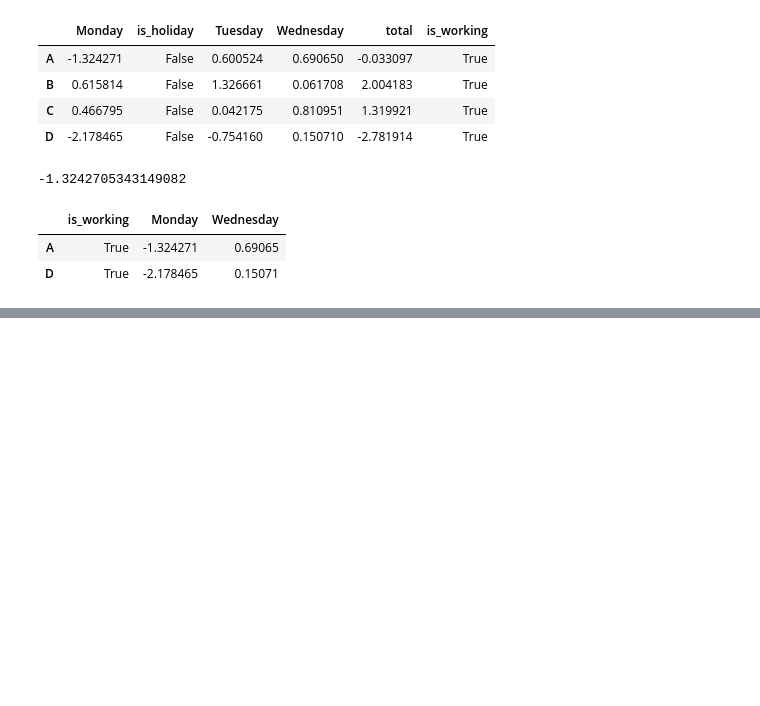
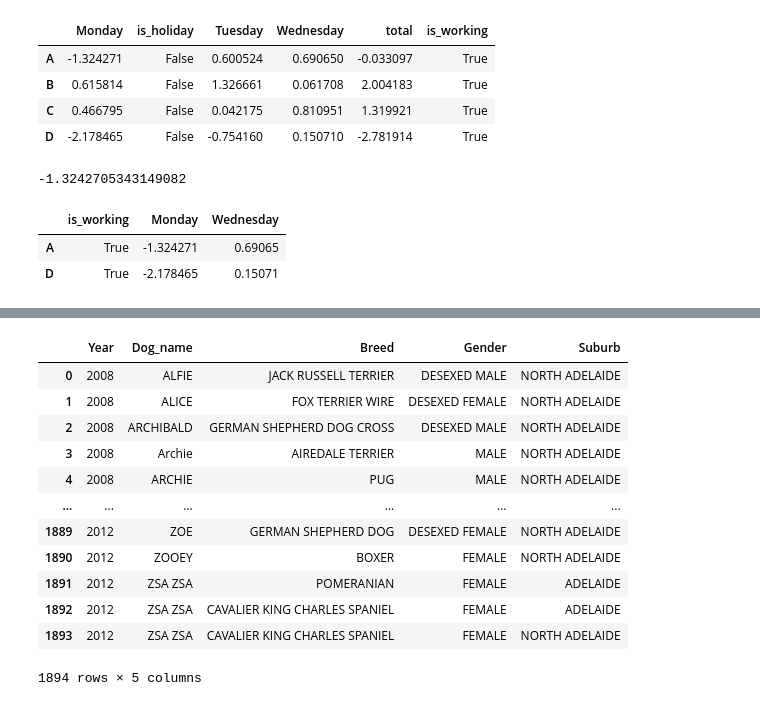
Before and after one commit to santhoshml/python-practice, a Jupyter notebook: pandas_dataframes.ipynb, the cells around one changed output, grey strips where cells are left out. Saved outputs shown, nothing was run; the diff lists cells and outputs as text; code cells hidden in the pictures; blank space fills up the shorter version.

```diff
--- a/pandas_dataframes.ipynb
+++ b/pandas_dataframes.ipynb
@@ -371,0 +532,18 @@ my_df3.loc[["A", "D"], ["is_working", "Monday", "Wednesday"]]
+# %%
+url="https://raw.githubusercontent.com/softgrow/dogdata-acc/master/all_years.csv"
+dog_data=pd.read_csv(url)
+dog_data
+# %% [output]
+|  | Year | Dog_name | Breed | Gender | Suburb |
+| 0 | 2008 | ALFIE | JACK RUSSELL TERRIER | DESEXED MALE | NORTH ADELAIDE |
+| 1 | 2008 | ALICE | FOX TERRIER WIRE | DESEXED FEMALE | NORTH ADELAIDE |
+| 2 | 2008 | ARCHIBALD | GERMAN SHEPHERD DOG CROSS | DESEXED MALE | NORTH ADELAIDE |
+| 3 | 2008 | Archie | AIREDALE TERRIER | MALE | NORTH ADELAIDE |
+| 4 | 2008 | ARCHIE | PUG | MALE | NORTH ADELAIDE |
+| ... | ... | ... | ... | ... | ... |
+| 1889 | 2012 | ZOE | GERMAN SHEPHERD DOG | DESEXED FEMALE | NORTH ADELAIDE |
+| 1890 | 2012 | ZOOEY | BOXER | FEMALE | NORTH ADELAIDE |
+| 1891 | 2012 | ZSA ZSA | POMERANIAN | FEMALE | ADELAIDE |
+| 1892 | 2012 | ZSA ZSA | CAVALIER KING CHARLES SPANIEL | FEMALE | ADELAIDE |
+| 1893 | 2012 | ZSA ZSA | CAVALIER KING CHARLES SPANIEL | FEMALE | NORTH ADELAIDE |
+1894 rows × 5 columns
```
Also changed, not shown: parts of 31 cells of this notebook.
